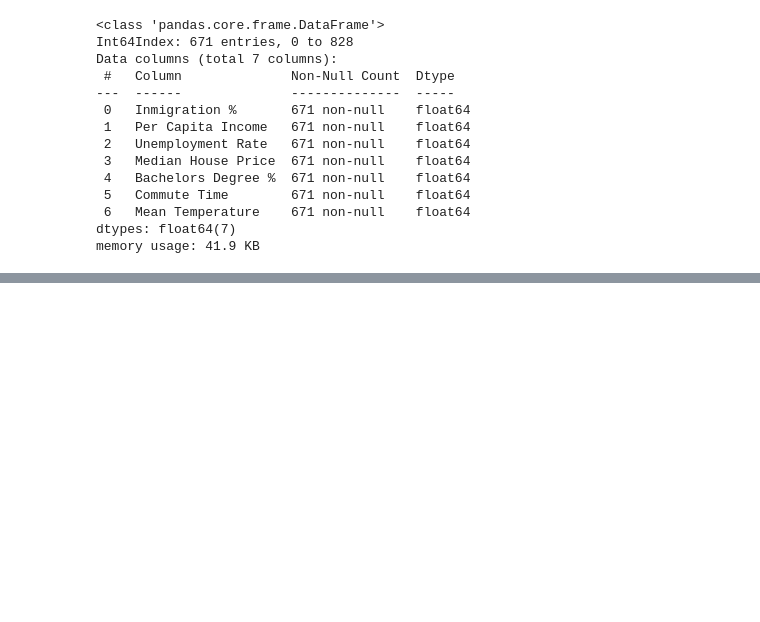
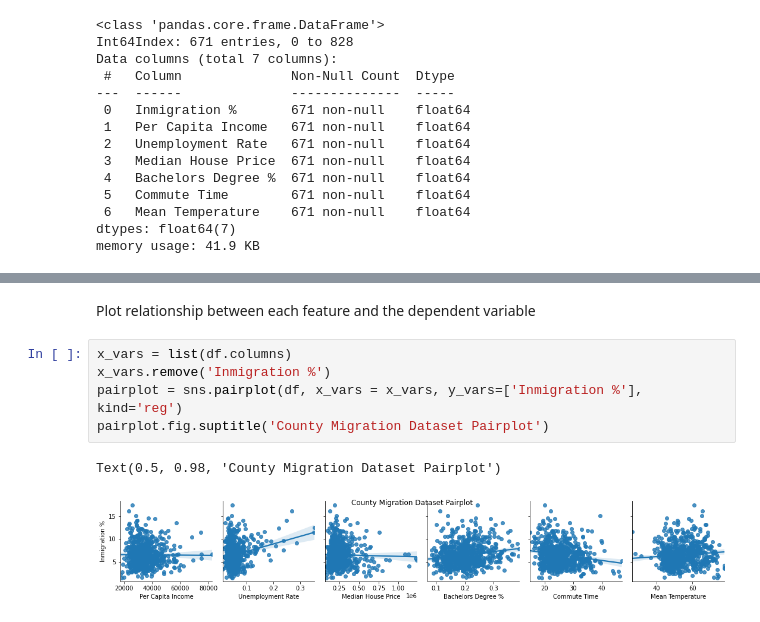
Before and after one commit to blantj/county_inmigration_regression, a Jupyter notebook: Modeling.ipynb, the cells around one changed output, grey strips where cells are left out. Saved outputs shown, nothing was run; the diff lists cells and outputs as text; blank space fills up the shorter version.

```diff
--- a/Modeling.ipynb
+++ b/Modeling.ipynb
@@ -362,0 +423,10 @@ memory usage: 41.9 KB
+# %% [markdown]
+Plot relationship between each feature and the dependent variable
+# %%
+x_vars = list(df.columns)
+x_vars.remove('Inmigration %')
+pairplot = sns.pairplot(df, x_vars = x_vars, y_vars=['Inmigration %'], kind='reg')
+pairplot.fig.suptitle('County Migration Dataset Pairplot')
+# %% [output]
+Text(0.5, 0.98, 'County Migration Dataset Pairplot')
+[figure, added]
```
Also changed, not shown: parts of 10 cells of this notebook.
